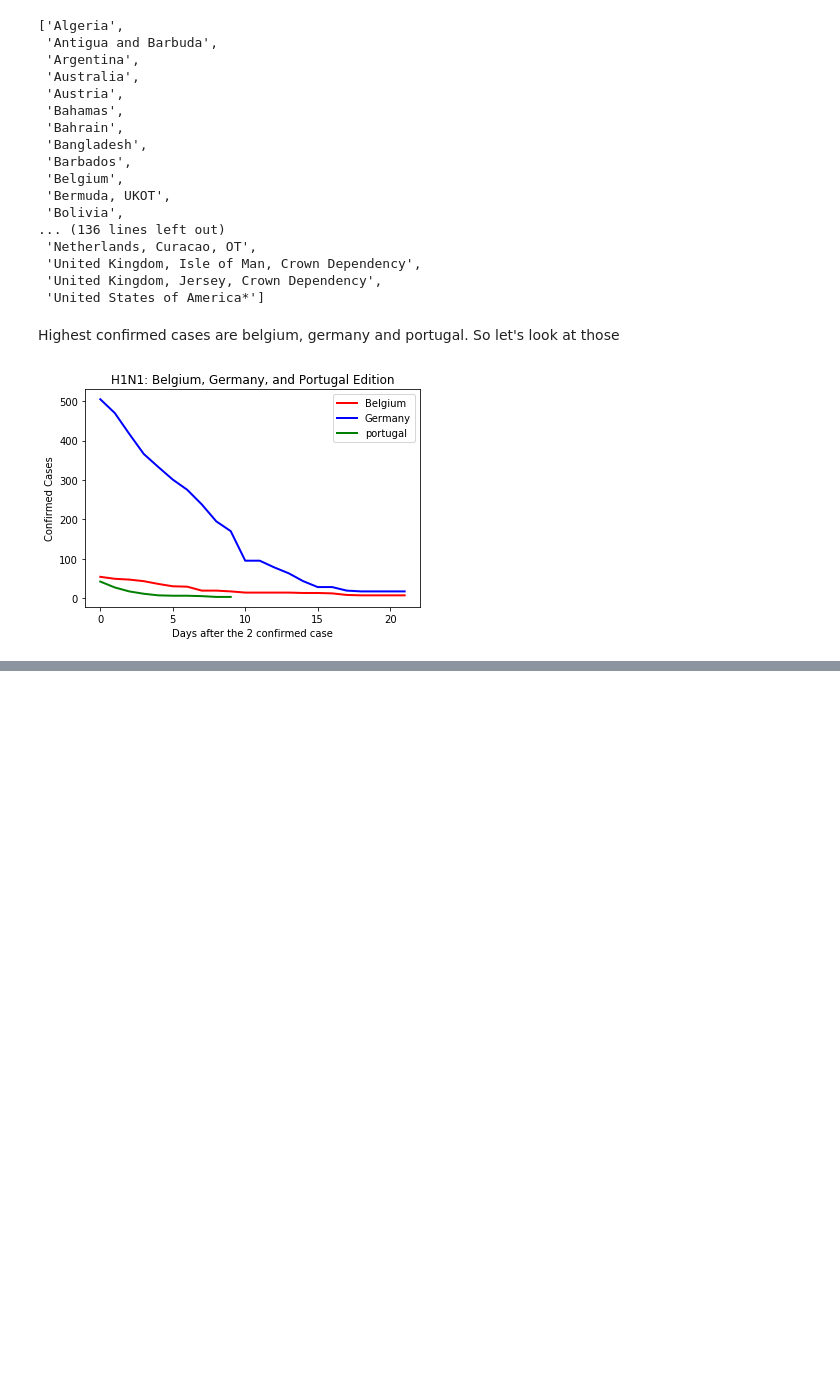
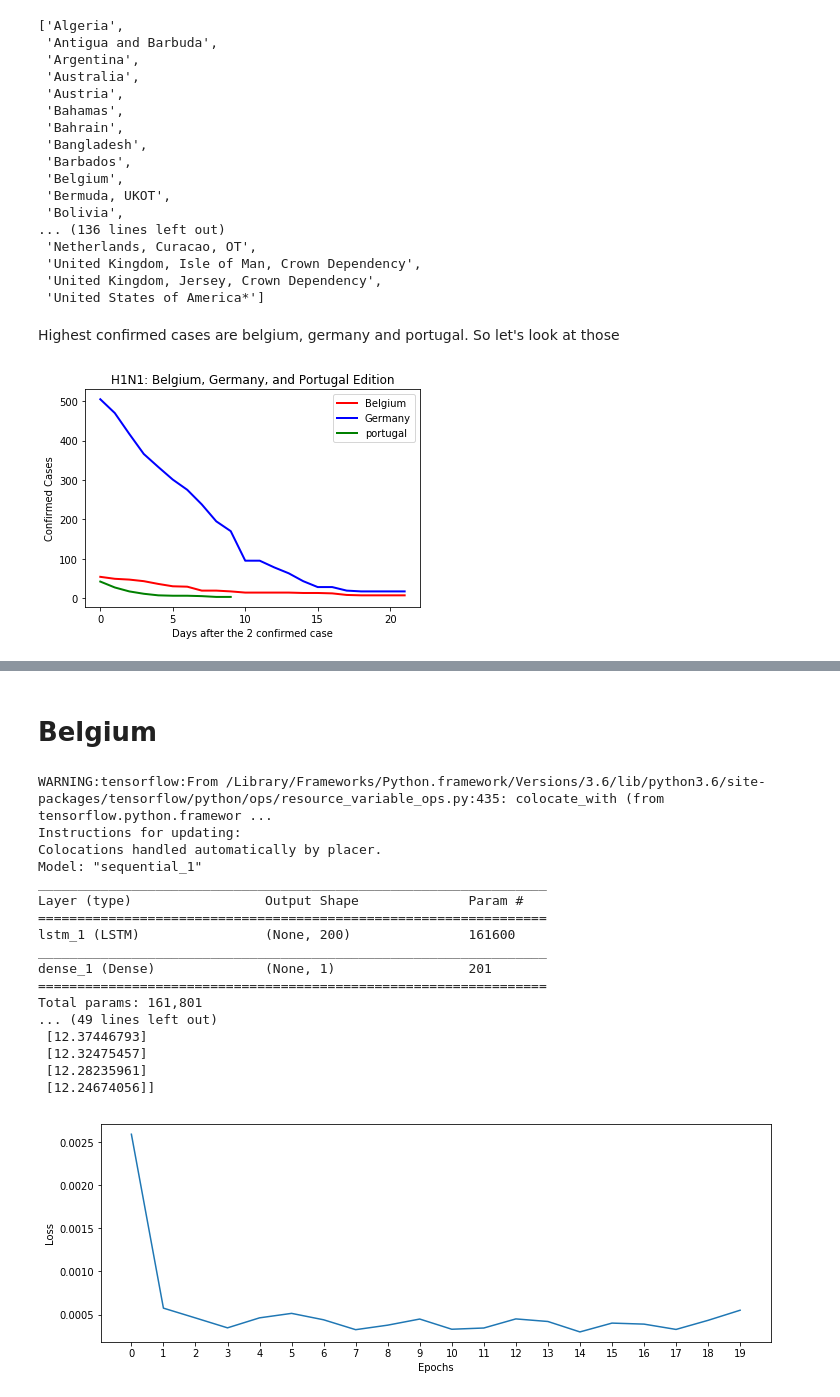
Before and after one commit to dangural/CPE-695-Final-Project, a Jupyter notebook: models/H1N1_Virus.ipynb, the cells around one changed output, grey strips where cells are left out. Saved outputs shown, nothing was run; the diff lists cells and outputs as text; code cells hidden in the pictures; blank space fills up the shorter version.

```diff
--- a/models/H1N1_Virus.ipynb
+++ b/models/H1N1_Virus.ipynb
@@ -75,32 +75,26 @@ plt.show()
 # %%
 #Order the dataframes by date
 
-belgium = belgium.sort_values(by="Update Time")
+belgium[['Date', 'Time']] = belgium.Time.str.split(' ', expand=True)
+belgium['Date'] = pd.to_datetime(belgium.Date)
+belgium.sort_values(by='Date', ascending=True)
+belgium = belgium.drop('Time', axis=1)
 belgium = belgium.drop('Country', axis=1)
 belgium = belgium.drop('Deaths', axis=1)
+belgium = belgium.set_index("Date")
 
-X_belgium = belgium
-X_belgium = X_belgium.drop("Cases", axis=1)
-
-y_belgium = belgium
-y_belgium = y_belgium.drop('Update Time', axis=1)
-
-germany = germany.sort_values(by="Update Time")
+germany[['Date', 'Time']] = germany.Time.str.split(' ', expand=True)
+germany['Date'] = pd.to_datetime(germany.Date)
+germany.sort_values(by='Date', ascending=True)
+germany = germany.drop('Time', axis=1)
 germany = germany.drop('Country', axis=1)
 germany = germany.drop('Deaths', axis=1)
+germany = germany.set_index("Date")
 
-X_germany = germany
-X_germany = X_germany.drop("Cases", axis=1)
-
-y_germany = germany
-y_germany = y_germany.drop('Update Time', axis=1)
-
-portugal = portugal.sort_values(by="Update Time")
+portugal[['Date', 'Time']] = portugal.Time.str.split(' ', expand=True)
+portugal['Date'] = pd.to_datetime(portugal.Date)
+portugal.sort_values(by='Date', ascending=True)
+portugal = portugal.drop('Time', axis=1)
 portugal = portugal.drop('Country', axis=1)
 portugal = portugal.drop('Deaths', axis=1)
-
-X_portugal = portugal
-X_portugal = X_portugal.drop("Cases", axis=1)
-
-y_portugal = portugal
-y_portugal = y_portugal.drop('Update Time', axis=1)
+portugal = portugal.set_index("Date")
@@ -113,7 +100,0 @@ train = np.expand_dims(train, axis=2)
-# %%
-from keras.preprocessing.sequence import TimeseriesGenerator
-
-n_input = 7
-n_features = 1
-
-generator = TimeseriesGenerator(train, train, length=n_input, shuffle=False, batch_size=1)
@@ -147,0 +165,23 @@ ValueError: Error when checking input: expected lstm_6_input to have 3 dimension
+# %% [markdown]
+# Belgium #
+# %%
+belgium_lstm = train_Country(belgium, n_input, n_features)
+# %% [output]
+WARNING:tensorflow:From /Library/Frameworks/Python.framework/Versions/3.6/lib/python3.6/site-packages/tensorflow/python/ops/resource_variable_ops.py:435: colocate_with (from tensorflow.python.framewor ...
+Instructions for updating:
+Colocations handled automatically by placer.
+Model: "sequential_1"
+_________________________________________________________________
+Layer (type)                 Output Shape              Param #
+=================================================================
+lstm_1 (LSTM)                (None, 200)               161600
+_________________________________________________________________
+dense_1 (Dense)              (None, 1)                 201
+=================================================================
+Total params: 161,801
+... (49 lines left out)
+ [12.37446793]
+ [12.32475457]
+ [12.28235961]
+ [12.24674056]]
+[figure, added]
```
Also changed, not shown: parts of 15 cells of this notebook, 3 other files.
